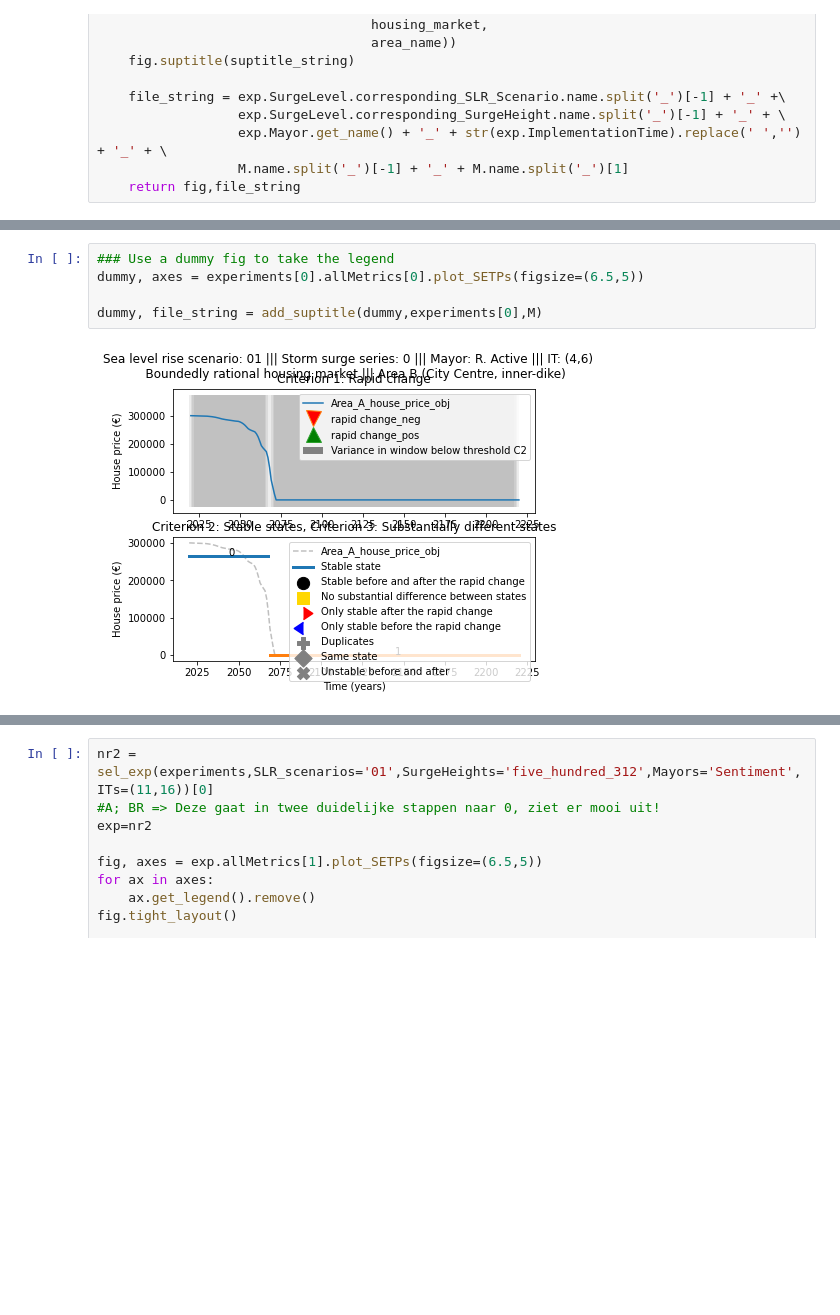
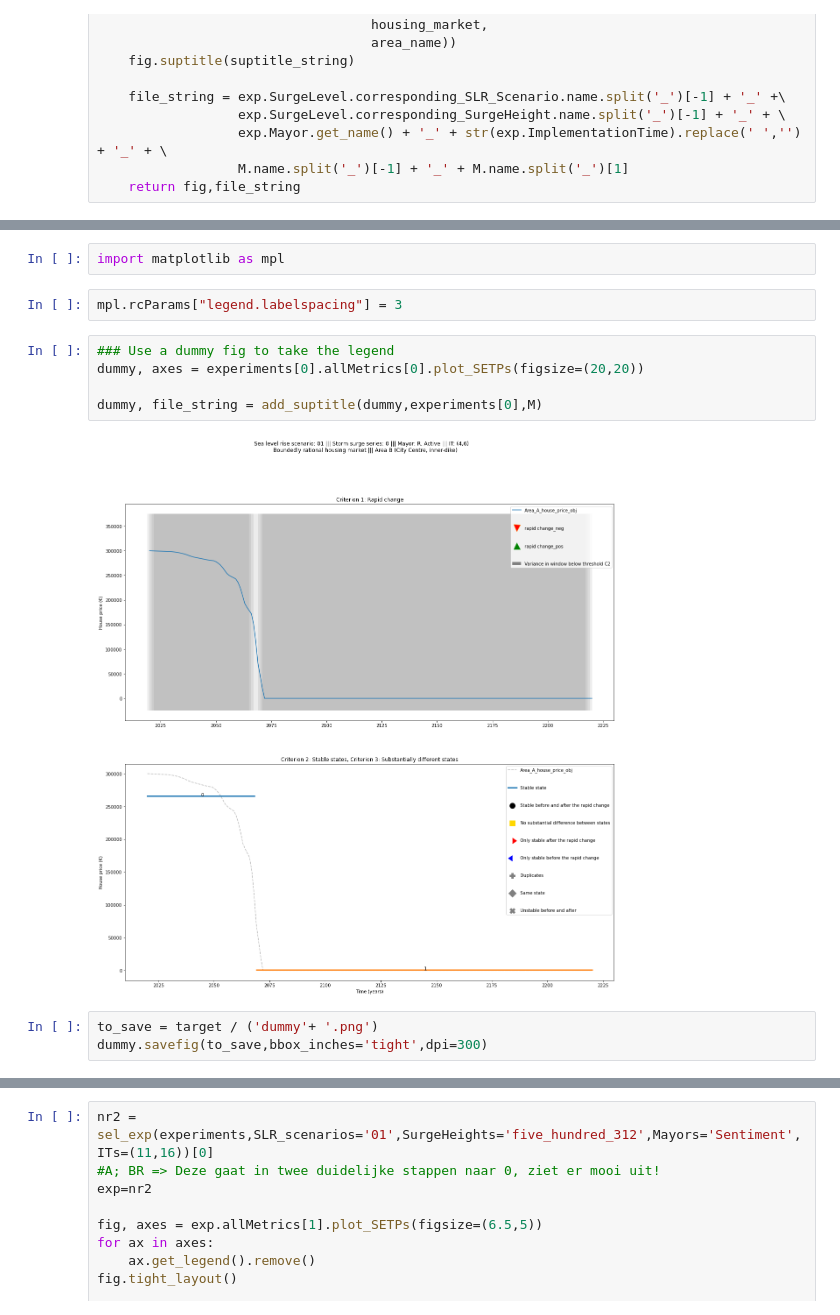
Before and after one commit to keesvanginkel/Urban-SETP, a Jupyter notebook: Paper_figures/Figure_5.ipynb, the cells around one changed output, grey strips where cells are left out. Saved outputs shown, nothing was run; the diff lists cells and outputs as text; blank space fills up the shorter version.

```diff
--- a/Paper_figures/Figure_5.ipynb
+++ b/Paper_figures/Figure_5.ipynb
@@ -99,10 +101,17 @@ else: print("Target folder {} already exists".format(target))
+# %%
+import matplotlib as mpl
+# %%
+mpl.rcParams["legend.labelspacing"] = 3
 # %%
 ### Use a dummy fig to take the legend
-dummy, axes = experiments[0].allMetrics[0].plot_SETPs(figsize=(6.5,5))
+dummy, axes = experiments[0].allMetrics[0].plot_SETPs(figsize=(20,20))
 
 dummy, file_string = add_suptitle(dummy,experiments[0],M)
 # %% [output]
-[figure, old version]
+[figure, new version]
+# %%
+to_save = target / ('dummy'+ '.png')
+dummy.savefig(to_save,bbox_inches='tight',dpi=300)
 # %%
 nr1 = sel_exp(experiments,SLR_scenarios='01',SurgeHeights='five_hundred_0',Mayors='R. Active',ITs=(4,6))[0]
 exp = nr1 # Area_A, Housing Market
```
Also changed, not shown: parts of 6 cells of this notebook, 10 other files.
